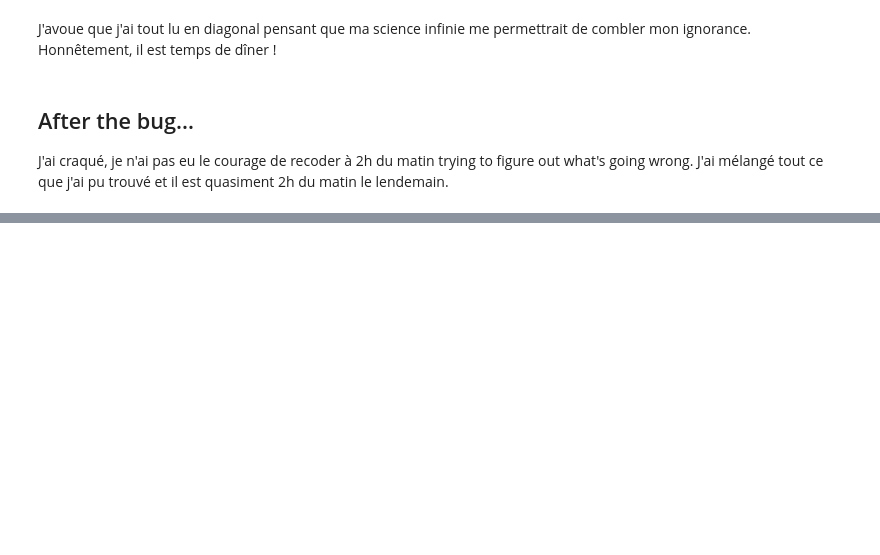
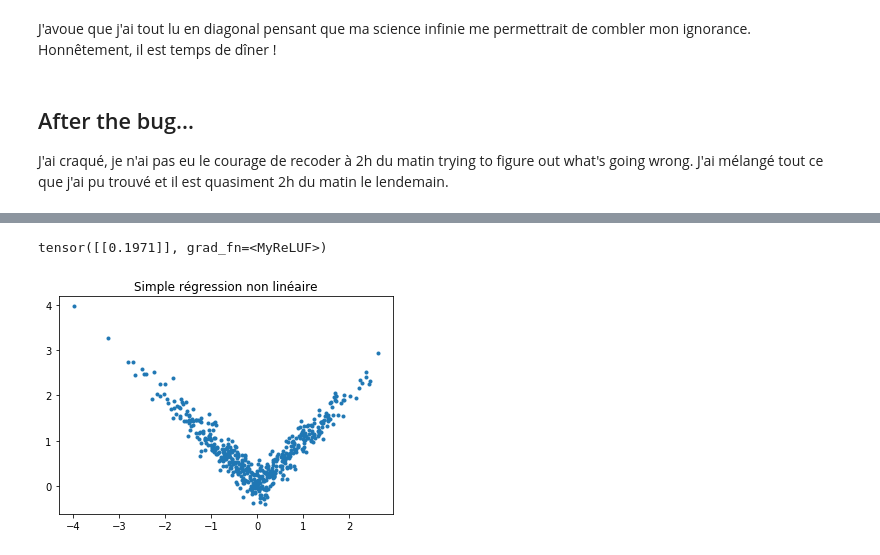
Before and after one commit to sdpython/ensae_teaching_dl, a Jupyter notebook: _doc/notebooks/101/400_backward.ipynb, the cells around one changed output, grey strips where cells are left out. Saved outputs shown, nothing was run; the diff lists cells and outputs as text; code cells hidden in the pictures; blank space fills up the shorter version.

```diff
--- a/_doc/notebooks/101/400_backward.ipynb
+++ b/_doc/notebooks/101/400_backward.ipynb
@@ -329,0 +390,35 @@ Il ne reste plus qu'à voir si cela converge.
+# %%
+class Net11(nn.Module):
+
+    def __init__(self):
+        super(Net11, self).__init__()
+        self.lay1 = nn.Linear(1, 10)
+        self.fct1 = MyReLUNN()
+        self.lay2 = nn.Linear(10, 1)
+        self.fct2 = MyReLUNN()
+
+    def forward(self, x):
+        x = self.fct1(self.lay1(x))
+        x = self.fct2(self.lay2(x))
+        return x
+
+
+net11 = Net11()
+input = torch.randn(1, 1)
+output = net11(input)
+output
+# %% [output]
+tensor([[0.1971]], grad_fn=<MyReLUF>)
+# %%
+N = 500
+inputs = torch.randn(N, 1)
+rnd = torch.randn(N, 1)
+targets = torch.zeros(N, 1)
+for i in range(N):
+    y = abs(inputs[i, 0]) + rnd[i, 0] / 5
+    targets[i, 0] = y
+# %%
+plt.plot(list(inputs[:, 0]), list(targets[:, 0]), '.')
+plt.title("Simple régression non linéaire");
+# %% [output]
+[figure, added]
```
Also changed, not shown: parts of 30 cells of this notebook.
